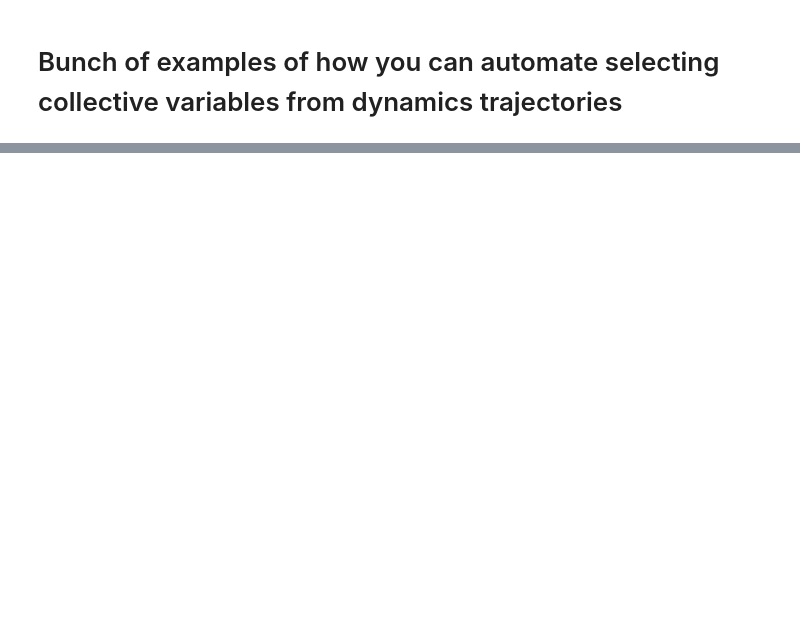
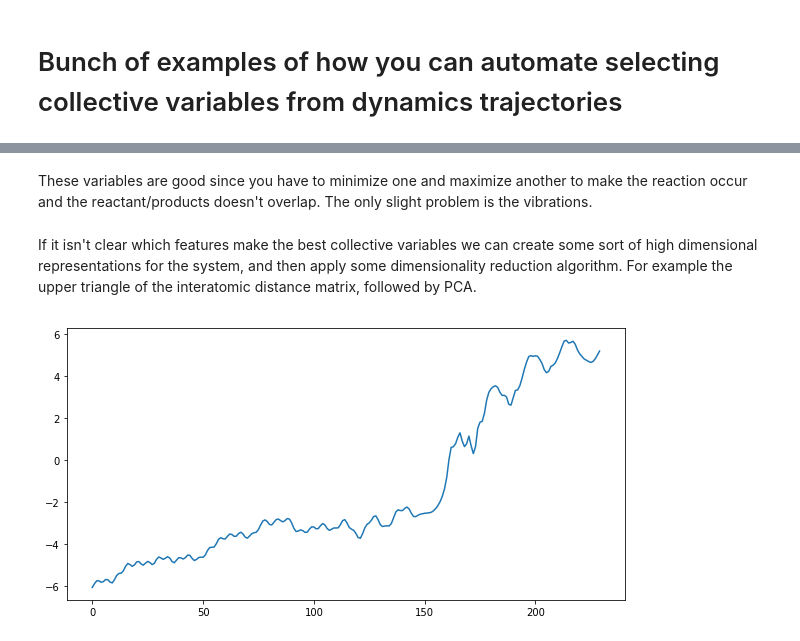
Before and after one commit to fagan2888/ddr, a Jupyter notebook: examples.ipynb, the cells around one changed output, grey strips where cells are left out. Saved outputs shown, nothing was run; the diff lists cells and outputs as text; code cells hidden in the pictures; blank space fills up the shorter version.

```diff
--- a/examples.ipynb
+++ b/examples.ipynb
@@ -203,0 +9,13 @@ KeyboardInterrupt:
+# %%
+import glob
+from qml.qmlearn.data import Data
+import numpy as np
+
+filenames = sorted(glob.glob('data/hexane/hex_*.xyz'))
+# Use a QML data object, that stores nuclear_charges as well as coordinates
+# (data.nuclear_charges, data.coordinates)
+# The reaction happens around frame 7570 or so, so only load a window around the abstraction
+# A larger set to train on
+large_data = Data(filenames[6500:8650])
+# A smaller set to visualize
+small_data = Data(filenames[7410:7640])
@@ -203,0 +41,22 @@ KeyboardInterrupt:
+# %% [markdown]
+These variables are good since you have to minimize one and maximize another to make the reaction occur and the reactant/products doesn't overlap. The only slight problem is the vibrations.
+# %% [markdown]
+ If it isn't clear which features make the best collective variables
+ we can create some sort of high dimensional representations for the system,
+ and then apply some dimensionality reduction algorithm.
+ For example the upper triangle of the interatomic distance matrix, followed
+ by PCA.
+# %%
+from sklearn.decomposition import PCA
+
+# Get the interatomic distances for all molecules
+large_rep = ddr.Distances().fit_transform(large_data)
+small_rep = ddr.Distances().fit_transform(small_data)
+# Fit PCA with 1 component
+model = PCA(n_components=1).fit(large_rep)
+# Get the collective variables found by PCA
+var = model.transform(small_rep)
+# Visualize
+ddr.colorplot(var)
+# %% [output]
+[figure, added]
```
Also changed, not shown: parts of 48 cells of this notebook, 12 other files.
